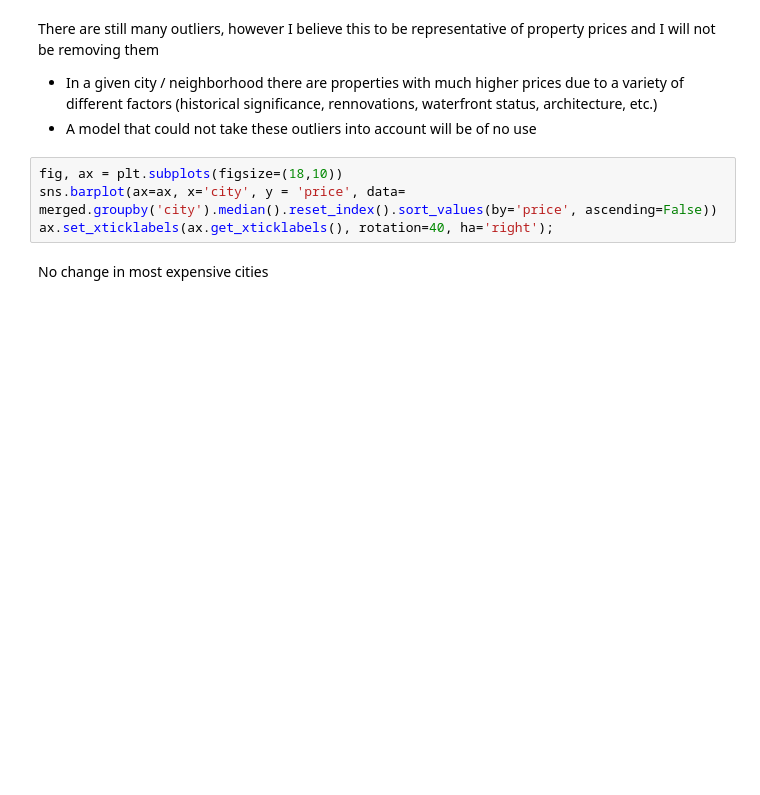
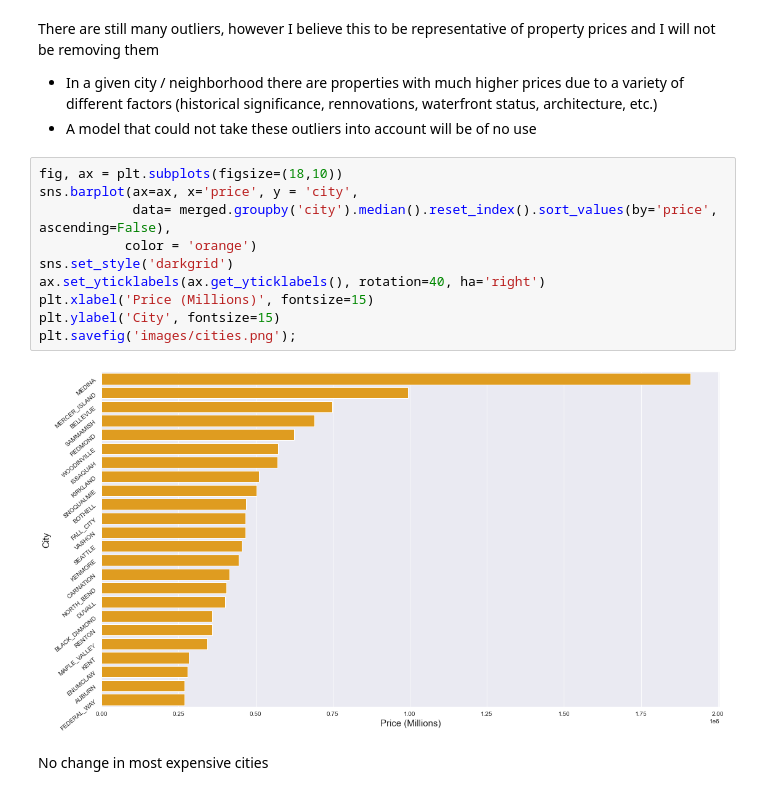
Before and after one commit to HughJackmannix/dsc-phase-2-project, a Jupyter notebook: final_notebook.ipynb, the cells around one changed output. Saved outputs shown, nothing was run; the diff lists cells and outputs as text; blank space fills up the shorter version.

```diff
--- a/final_notebook.ipynb
+++ b/final_notebook.ipynb
@@ -544,8 +777,16 @@ There are still many outliers, however I believe this to be representative of pr
 - A model that could not take these outliers into account will be of no use
 # %%
 fig, ax = plt.subplots(figsize=(18,10))
-sns.barplot(ax=ax, x='city', y = 'price', data= merged.groupby('city').median().reset_index().sort_values(by='price', ascending=False))
-ax.set_xticklabels(ax.get_xticklabels(), rotation=40, ha='right');
+sns.barplot(ax=ax, x='price', y = 'city',
+            data= merged.groupby('city').median().reset_index().sort_values(by='price', ascending=False),
+           color = 'orange')
+sns.set_style('darkgrid')
+ax.set_yticklabels(ax.get_yticklabels(), rotation=40, ha='right')
+plt.xlabel('Price (Millions)', fontsize=15)
+plt.ylabel('City', fontsize=15)
+plt.savefig('images/cities.png');
+# %% [output]
+[figure, added]
 # %% [markdown]
 No change in most expensive cities
 # %%
```
Also changed, not shown: parts of 208 cells of this notebook, 4 other files.
